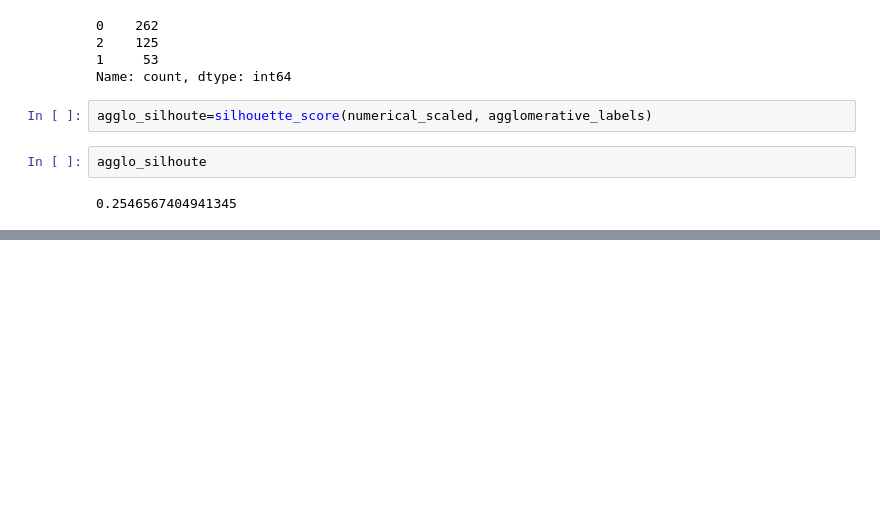
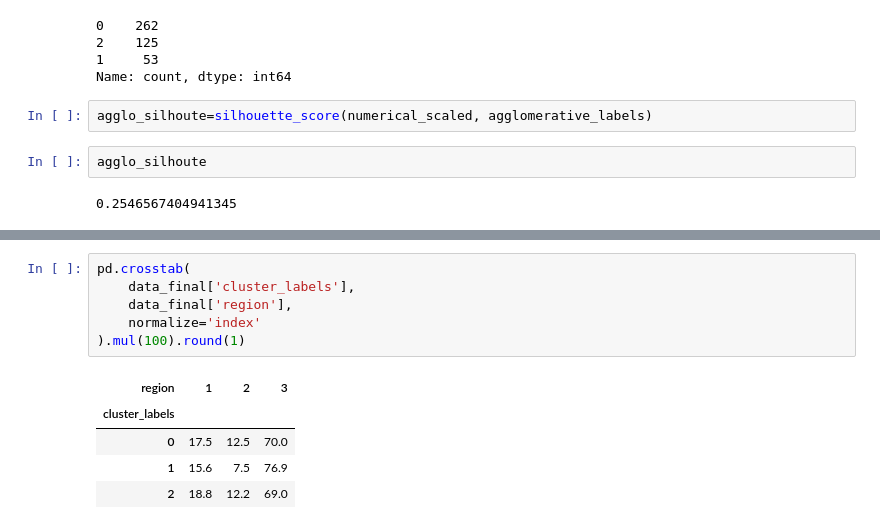
Before and after one commit to Kartikshard/Whole-Sale-Customer-Segmentation, a Jupyter notebook: notebooks/01_EDA.ipynb, the cells around one changed output, grey strips where cells are left out. Saved outputs shown, nothing was run; the diff lists cells and outputs as text; blank space fills up the shorter version.

```diff
--- a/notebooks/01_EDA.ipynb
+++ b/notebooks/01_EDA.ipynb
@@ -447,0 +484,12 @@ agglo_silhoute
+# %%
+pd.crosstab(
+    data_final['cluster_labels'],
+    data_final['region'],
+    normalize='index'
+).mul(100).round(1)
+# %% [output]
+| region | 1 | 2 | 3 |
+| cluster_labels |  |  |  |
+| 0 | 17.5 | 12.5 | 70.0 |
+| 1 | 15.6 | 7.5 | 76.9 |
+| 2 | 18.8 | 12.2 | 69.0 |
```
Also changed, not shown: parts of 7 cells of this notebook.
